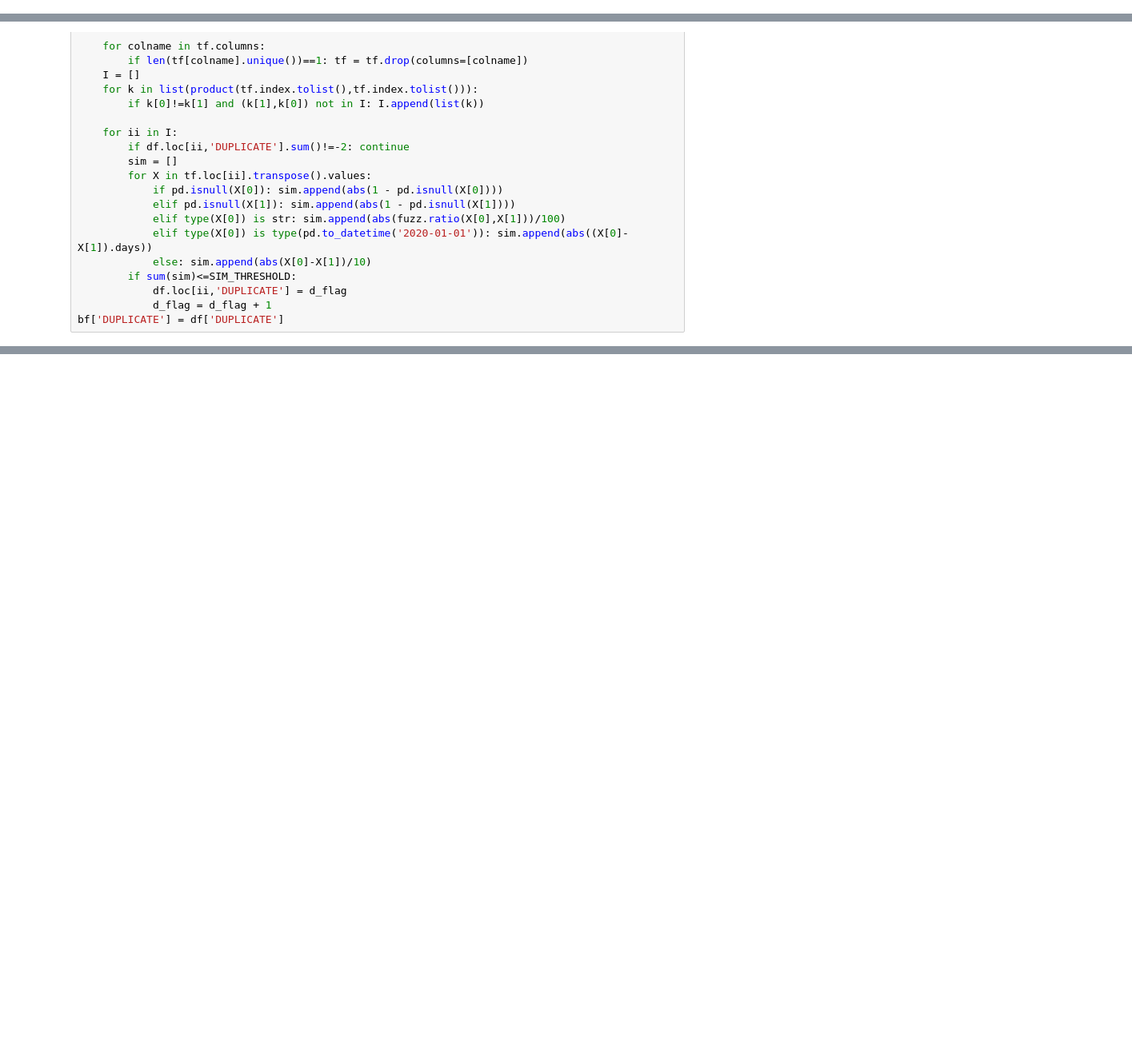
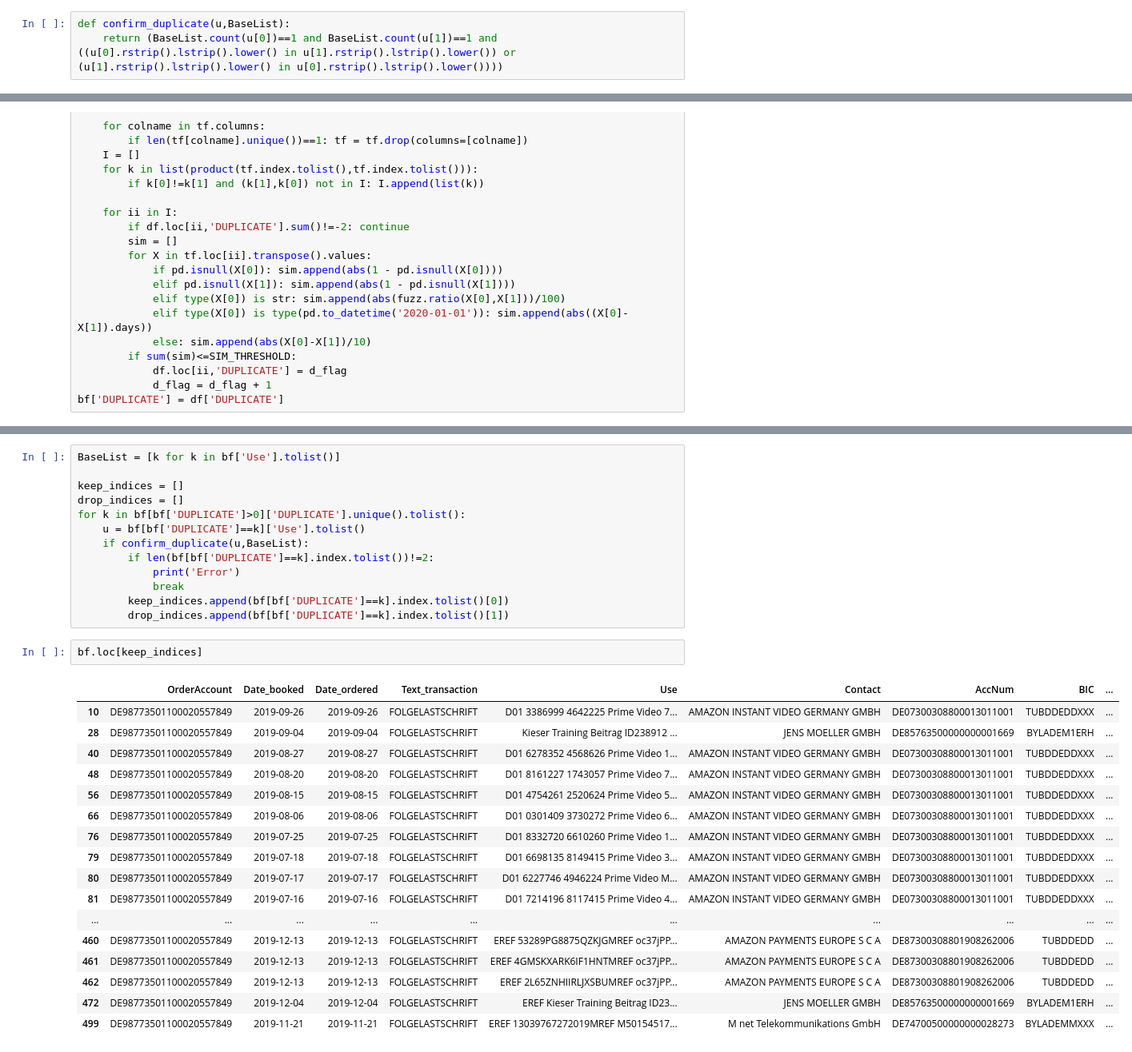
Before and after one commit to janlucasdeinhard/pyfiles, a Jupyter notebook: 50_ADMIN/MONETARY/v2/IDENTIFY_DUPLICATE_TRANSACTIONS__v00.ipynb, the cells around one changed output, grey strips where cells are left out. Shown at 80% size. Saved outputs shown, nothing was run; the diff lists cells and outputs as text; blank space fills up the shorter version.

Commit message:
Continued work on duplicates finder

```diff
--- a/50_ADMIN/MONETARY/v2/IDENTIFY_DUPLICATE_TRANSACTIONS__v00.ipynb
+++ b/50_ADMIN/MONETARY/v2/IDENTIFY_DUPLICATE_TRANSACTIONS__v00.ipynb
@@ -10,3 +11,6 @@ from itertools import product
+# %%
+def confirm_duplicate(u,BaseList):
+    return (BaseList.count(u[0])==1 and BaseList.count(u[1])==1 and ((u[0].rstrip().lstrip().lower() in u[1].rstrip().lstrip().lower()) or (u[1].rstrip().lstrip().lower() in u[0].rstrip().lstrip().lower())))
 # %%
 datapath = storepath = '..\\..\\..\\..\\TF_data\\ADMIN\\v2\\04_DATA\\STF.xlsx'
 # %%
@@ -88,0 +55,33 @@ bf[bf['DUPLICATE']>0]
+# %%
+BaseList = [k for k in bf['Use'].tolist()]
+
+keep_indices = []
+drop_indices = []
+for k in bf[bf['DUPLICATE']>0]['DUPLICATE'].unique().tolist():
+    u = bf[bf['DUPLICATE']==k]['Use'].tolist()
+    if confirm_duplicate(u,BaseList):
+        if len(bf[bf['DUPLICATE']==k].index.tolist())!=2:
+            print('Error')
+            break
+        keep_indices.append(bf[bf['DUPLICATE']==k].index.tolist()[0])
+        drop_indices.append(bf[bf['DUPLICATE']==k].index.tolist()[1])
+# %%
+bf.loc[keep_indices]
+# %% [output]
+|  | OrderAccount | Date_booked | Date_ordered | Text_transaction | Use | Contact | AccNum | BIC | ... |
+| 10 | DE98773501100020557849 | 2019-09-26 | 2019-09-26 | FOLGELASTSCHRIFT | D01 3386999 4642225 Prime Video 7... | AMAZON INSTANT VIDEO GERMANY GMBH | DE07300308800013011001 | TUBDDEDDXXX | ... |
+| 28 | DE98773501100020557849 | 2019-09-04 | 2019-09-04 | FOLGELASTSCHRIFT | Kieser Training Beitrag ID238912 ... | JENS MOELLER GMBH | DE85763500000000001669 | BYLADEM1ERH | ... |
+| 40 | DE98773501100020557849 | 2019-08-27 | 2019-08-27 | FOLGELASTSCHRIFT | D01 6278352 4568626 Prime Video 1... | AMAZON INSTANT VIDEO GERMANY GMBH | DE07300308800013011001 | TUBDDEDDXXX | ... |
+| 48 | DE98773501100020557849 | 2019-08-20 | 2019-08-20 | FOLGELASTSCHRIFT | D01 8161227 1743057 Prime Video 7... | AMAZON INSTANT VIDEO GERMANY GMBH | DE07300308800013011001 | TUBDDEDDXXX | ... |
+| 56 | DE98773501100020557849 | 2019-08-15 | 2019-08-15 | FOLGELASTSCHRIFT | D01 4754261 2520624 Prime Video 5... | AMAZON INSTANT VIDEO GERMANY GMBH | DE07300308800013011001 | TUBDDEDDXXX | ... |
+| 66 | DE98773501100020557849 | 2019-08-06 | 2019-08-06 | FOLGELASTSCHRIFT | D01 0301409 3730272 Prime Video 6... | AMAZON INSTANT VIDEO GERMANY GMBH | DE07300308800013011001 | TUBDDEDDXXX | ... |
+| 76 | DE98773501100020557849 | 2019-07-25 | 2019-07-25 | FOLGELASTSCHRIFT | D01 8332720 6610260 Prime Video 1... | AMAZON INSTANT VIDEO GERMANY GMBH | DE07300308800013011001 | TUBDDEDDXXX | ... |
+| 79 | DE98773501100020557849 | 2019-07-18 | 2019-07-18 | FOLGELASTSCHRIFT | D01 6698135 8149415 Prime Video 3... | AMAZON INSTANT VIDEO GERMANY GMBH | DE07300308800013011001 | TUBDDEDDXXX | ... |
+| 80 | DE98773501100020557849 | 2019-07-17 | 2019-07-17 | FOLGELASTSCHRIFT | D01 6227746 4946224 Prime Video M... | AMAZON INSTANT VIDEO GERMANY GMBH | DE07300308800013011001 | TUBDDEDDXXX | ... |
+| 81 | DE98773501100020557849 | 2019-07-16 | 2019-07-16 | FOLGELASTSCHRIFT | D01 7214196 8117415 Prime Video 4... | AMAZON INSTANT VIDEO GERMANY GMBH | DE07300308800013011001 | TUBDDEDDXXX | ... |
+| ... | ... | ... | ... | ... | ... | ... | ... | ... | ... |
+| 460 | DE98773501100020557849 | 2019-12-13 | 2019-12-13 | FOLGELASTSCHRIFT | EREF 53289PG8875QZKJGMREF oc37jPP... | AMAZON PAYMENTS EUROPE S C A | DE87300308801908262006 | TUBDDEDD | ... |
+| 461 | DE98773501100020557849 | 2019-12-13 | 2019-12-13 | FOLGELASTSCHRIFT | EREF 4GMSKXARK6IF1HNTMREF oc37jPP... | AMAZON PAYMENTS EUROPE S C A | DE87300308801908262006 | TUBDDEDD | ... |
+| 462 | DE98773501100020557849 | 2019-12-13 | 2019-12-13 | FOLGELASTSCHRIFT | EREF 2L65ZNHIIRLJXSBUMREF oc37jPP... | AMAZON PAYMENTS EUROPE S C A | DE87300308801908262006 | TUBDDEDD | ... |
+| 472 | DE98773501100020557849 | 2019-12-04 | 2019-12-04 | FOLGELASTSCHRIFT | EREF Kieser Training Beitrag ID23... | JENS MOELLER GMBH | DE85763500000000001669 | BYLADEM1ERH | ... |
+| 499 | DE98773501100020557849 | 2019-11-21 | 2019-11-21 | FOLGELASTSCHRIFT | EREF 13039767272019MREF M50154517... | M net Telekommunikations GmbH | DE74700500000000028273 | BYLADEMMXXX | ... |
```
Also changed, not shown: parts of 7 cells of this notebook, 1 other file.
